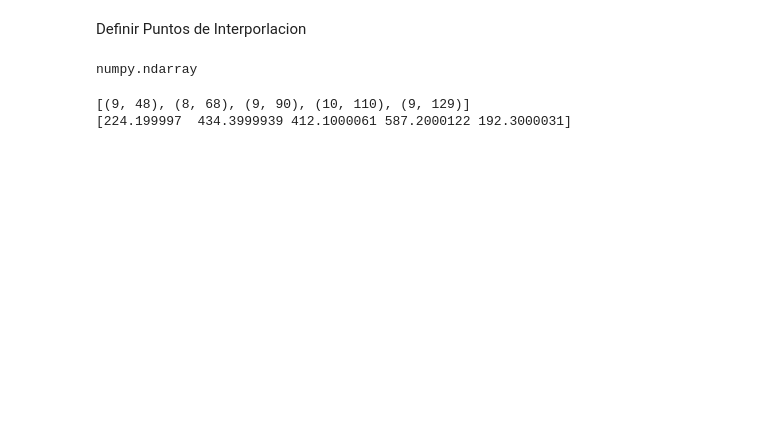
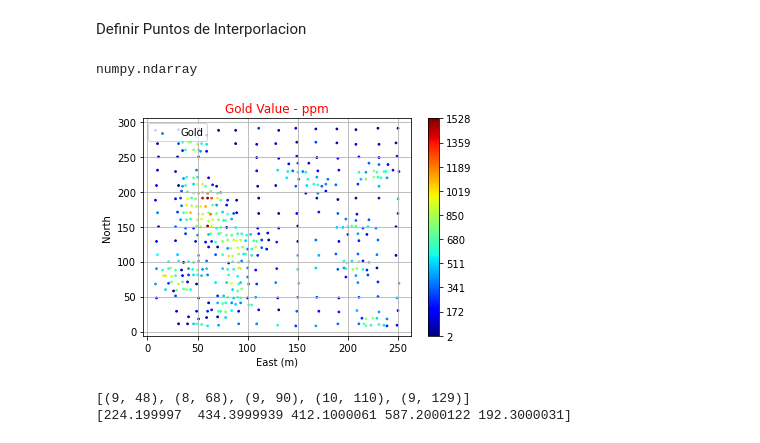
Before and after one commit to hugosoliss/EDAPythonForGeostatician, a Jupyter notebook: Location.ipynb, the cells around one changed output. Drawn from its saved outputs; the diff is of its cells as text; code cells hidden in the pictures; blank space fills up the shorter version.

```diff
--- a/Location.ipynb
+++ b/Location.ipynb
@@ -67,6 +83,18 @@ X, Y = np.meshgrid(xloc, yloc)
 type(xloc)
 # %% [output]
 numpy.ndarray
+# %%
+fig=plt.scatter(xloc,yloc,s=3,c=gold,cmap='jet',label="Gold")
+plt.xlabel("East (m)")
+plt.ylabel("North ")
+plt.title("Gold Value - ppm",color="red")
+plt.legend(loc='upper left')
+plt.grid()
+cbar = plt.colorbar(fig, orientation = 'vertical',ticks=np.linspace(gold.min(),gold.max(),10))
+fig_name='F1_IsaakGold.tif'
+plt.savefig(fig_name,dpi=300,bbox_inches="tight")
+# %% [output]
+[figure, added]
 # %%
 points = list(zip(GoldVR.XPT,GoldVR.YPT))
 values = GoldVR.Gold.values
```
Also changed, not shown: parts of 15 cells of this notebook.
